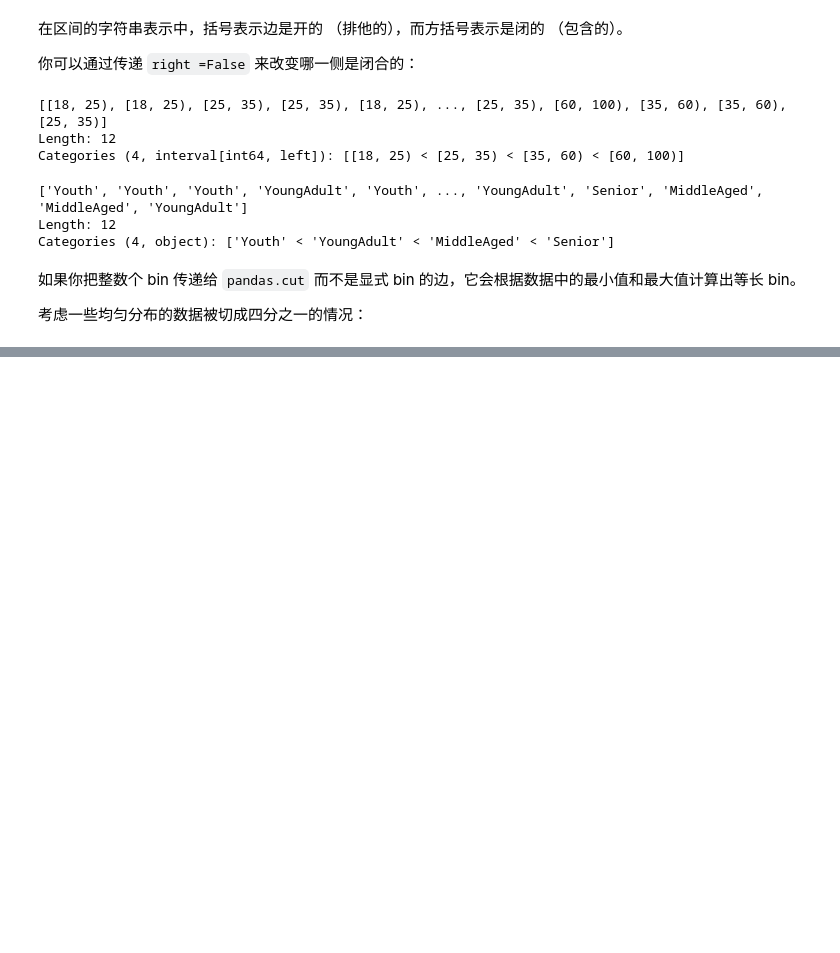
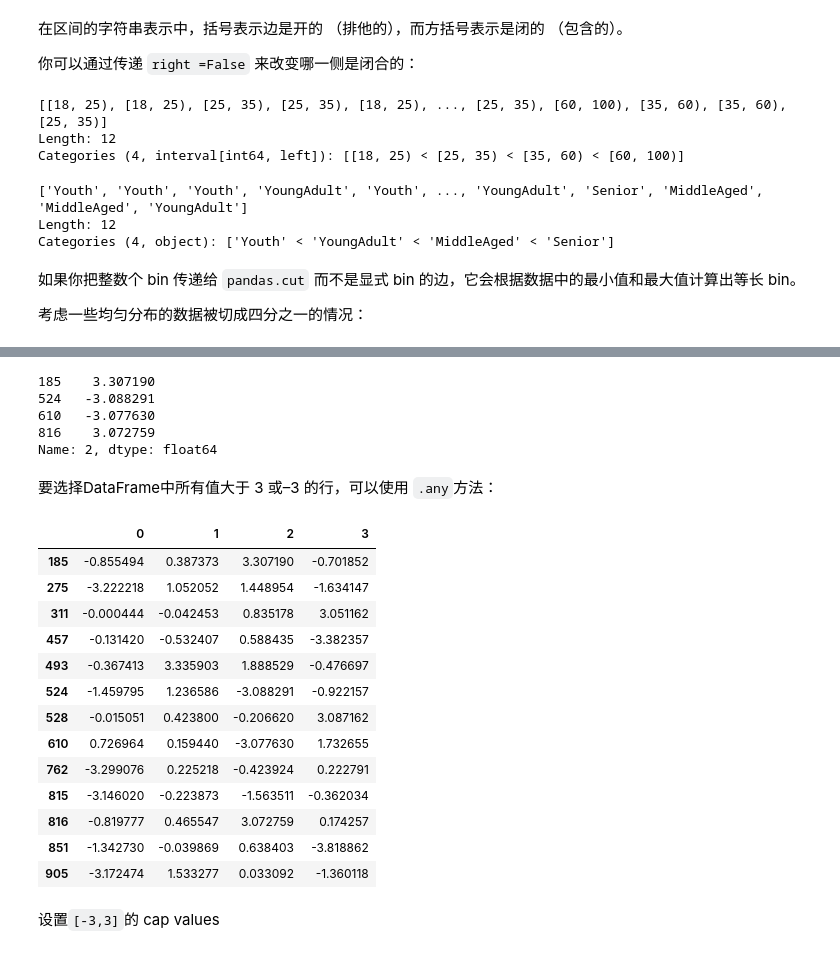
Before and after one commit to d0m999/python-basics-for-quant-trading, a Jupyter notebook: pydata-study/7-data-cleaning.ipynb, the cells around one changed output, grey strips where cells are left out. Saved outputs shown, nothing was run; the diff lists cells and outputs as text; code cells hidden in the pictures; blank space fills up the shorter version.

```diff
--- a/pydata-study/7-data-cleaning.ipynb
+++ b/pydata-study/7-data-cleaning.ipynb
@@ -617,0 +661,4 @@ Categories (4, interval[float64, right]): [(0.005, 0.25] < (0.25, 0.5] < (0.5, 0
+# %%
+data = pd.DataFrame(rng.standard_normal((1_000,4)))
+
+data.describe()
@@ -617,0 +675,31 @@ Categories (4, interval[float64, right]): [(0.005, 0.25] < (0.25, 0.5] < (0.5, 0
+# %%
+col2 = data[2]
+
+col2[col2.abs() >3]
+# %% [output]
+185    3.307190
+524   -3.088291
+610   -3.077630
+816    3.072759
+Name: 2, dtype: float64
+# %% [markdown]
+要选择DataFrame中所有值大于 3 或–3 的行，可以使用 `.any`方法：
+# %%
+data[(data.abs() >3).any(axis='columns')]
+# %% [output]
+|  | 0 | 1 | 2 | 3 |
+| 185 | -0.855494 | 0.387373 | 3.307190 | -0.701852 |
+| 275 | -3.222218 | 1.052052 | 1.448954 | -1.634147 |
+| 311 | -0.000444 | -0.042453 | 0.835178 | 3.051162 |
+| 457 | -0.131420 | -0.532407 | 0.588435 | -3.382357 |
+| 493 | -0.367413 | 3.335903 | 1.888529 | -0.476697 |
+| 524 | -1.459795 | 1.236586 | -3.088291 | -0.922157 |
+| 528 | -0.015051 | 0.423800 | -0.206620 | 3.087162 |
+| 610 | 0.726964 | 0.159440 | -3.077630 | 1.732655 |
+| 762 | -3.299076 | 0.225218 | -0.423924 | 0.222791 |
+| 815 | -3.146020 | -0.223873 | -1.563511 | -0.362034 |
+| 816 | -0.819777 | 0.465547 | 3.072759 | 0.174257 |
+| 851 | -1.342730 | -0.039869 | 0.638403 | -3.818862 |
+| 905 | -3.172474 | 1.533277 | 0.033092 | -1.360118 |
+# %% [markdown]
+设置`[-3,3]`的 cap values
```
Also changed, not shown: parts of 43 cells of this notebook.
